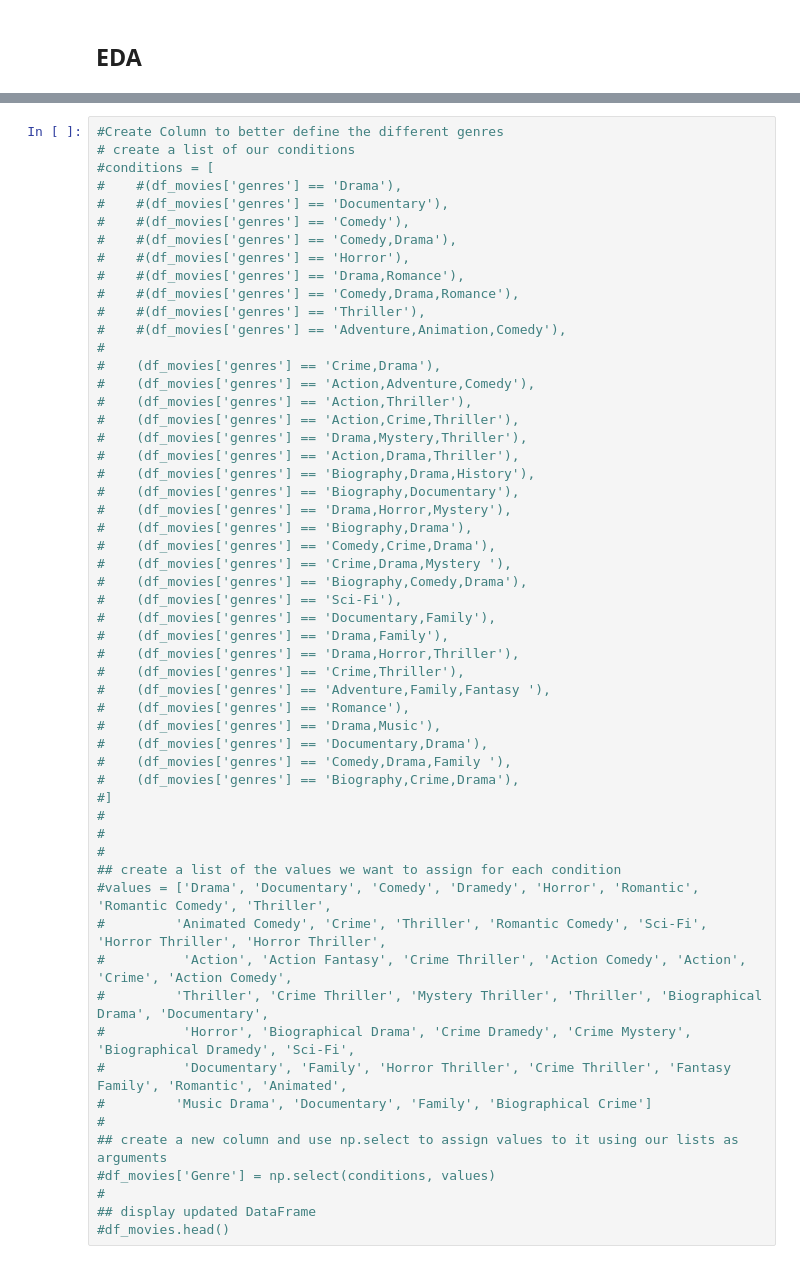
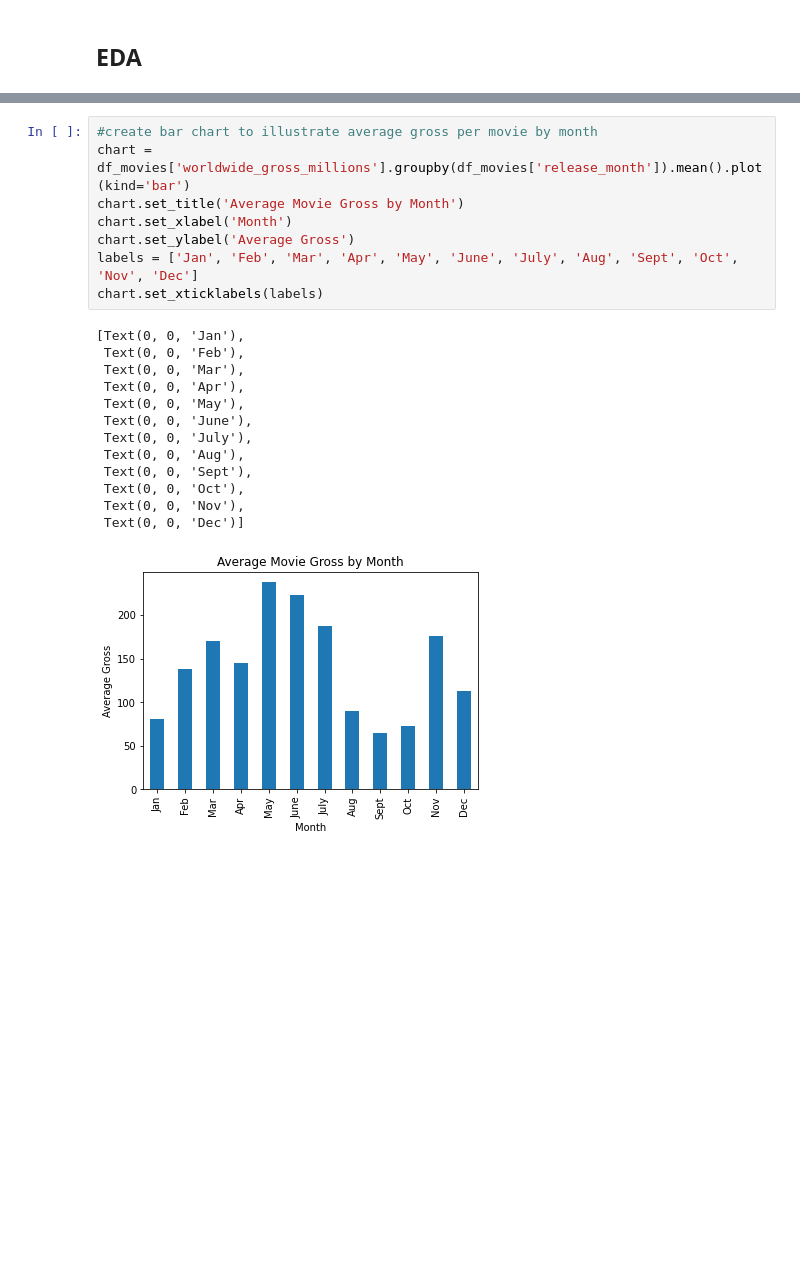
Before and after one commit to KenHoffman95/Movie-Box-Office-Predictor-, a Jupyter notebook: Data Cleaning and Feature Engineering.ipynb, the cells around one changed output, grey strips where cells are left out. Saved outputs shown, nothing was run; the diff lists cells and outputs as text; blank space fills up the shorter version.

```diff
--- a/Data Cleaning and Feature Engineering.ipynb
+++ b/Data Cleaning and Feature Engineering.ipynb
@@ -365,56 +407,22 @@ dddddd
-# %%
-#Create Column to better define the different genres
-# create a list of our conditions
-#conditions = [
-#    #(df_movies['genres'] == 'Drama'),
-#    #(df_movies['genres'] == 'Documentary'),
-#    #(df_movies['genres'] == 'Comedy'),
-#    #(df_movies['genres'] == 'Comedy,Drama'),
-#    #(df_movies['genres'] == 'Horror'),
-#    #(df_movies['genres'] == 'Drama,Romance'),
-#    #(df_movies['genres'] == 'Comedy,Drama,Romance'),
-#    #(df_movies['genres'] == 'Thriller'),
-#    #(df_movies['genres'] == 'Adventure,Animation,Comedy'),
-#
-#    (df_movies['genres'] == 'Crime,Drama'),
-#    (df_movies['genres'] == 'Action,Adventure,Comedy'),
-#    (df_movies['genres'] == 'Action,Thriller'),
-#    (df_movies['genres'] == 'Action,Crime,Thriller'),
-#    (df_movies['genres'] == 'Drama,Mystery,Thriller'),
-#    (df_movies['genres'] == 'Action,Drama,Thriller'),
-#    (df_movies['genres'] == 'Biography,Drama,History'),
-#    (df_movies['genres'] == 'Biography,Documentary'),
-#    (df_movies['genres'] == 'Drama,Horror,Mystery'),
-#    (df_movies['genres'] == 'Biography,Drama'),
-#    (df_movies['genres'] == 'Comedy,Crime,Drama'),
-#    (df_movies['genres'] == 'Crime,Drama,Mystery '),
-#    (df_movies['genres'] == 'Biography,Comedy,Drama'),
-#    (df_movies['genres'] == 'Sci-Fi'),
-#    (df_movies['genres'] == 'Documentary,Family'),
-#    (df_movies['genres'] == 'Drama,Family'),
-#    (df_movies['genres'] == 'Drama,Horror,Thriller'),
-#    (df_movies['genres'] == 'Crime,Thriller'),
-#    (df_movies['genres'] == 'Adventure,Family,Fantasy '),
-#    (df_movies['genres'] == 'Romance'),
-#    (df_movies['genres'] == 'Drama,Music'),
-#    (df_movies['genres'] == 'Documentary,Drama'),
-#    (df_movies['genres'] == 'Comedy,Drama,Family '),
-#    (df_movies['genres'] == 'Biography,Crime,Drama'),
-#]
-#
-#
-#
-## create a list of the values we want to assign for each condition
-#values = ['Drama', 'Documentary', 'Comedy', 'Dramedy', 'Horror', 'Romantic', 'Romantic Comedy', 'Thriller',
-#         'Animated Comedy', 'Crime', 'Thriller', 'Romantic Comedy', 'Sci-Fi', 'Horror Thriller', 'Horror Thriller',
-#          'Action', 'Action Fantasy', 'Crime Thriller', 'Action Comedy', 'Action', 'Crime', 'Action Comedy',
-#         'Thriller', 'Crime Thriller', 'Mystery Thriller', 'Thriller', 'Biographical Drama', 'Documentary',
-#          'Horror', 'Biographical Drama', 'Crime Dramedy', 'Crime Mystery', 'Biographical Dramedy', 'Sci-Fi',
-#          'Documentary', 'Family', 'Horror Thriller', 'Crime Thriller', 'Fantasy Family', 'Romantic', 'Animated',
-#         'Music Drama', 'Documentary', 'Family', 'Biographical Crime']
-#
-## create a new column and use np.select to assign values to it using our lists as arguments
-#df_movies['Genre'] = np.select(conditions, values)
-#
-## display updated DataFrame
-#df_movies.head()
+# %%
+#create bar chart to illustrate average gross per movie by month
+chart = df_movies['worldwide_gross_millions'].groupby(df_movies['release_month']).mean().plot(kind='bar')
+chart.set_title('Average Movie Gross by Month')
+chart.set_xlabel('Month')
+chart.set_ylabel('Average Gross')
+labels = ['Jan', 'Feb', 'Mar', 'Apr', 'May', 'June', 'July', 'Aug', 'Sept', 'Oct', 'Nov', 'Dec']
+chart.set_xticklabels(labels)
+# %% [output]
+[Text(0, 0, 'Jan'),
+ Text(0, 0, 'Feb'),
+ Text(0, 0, 'Mar'),
+ Text(0, 0, 'Apr'),
+ Text(0, 0, 'May'),
+ Text(0, 0, 'June'),
+ Text(0, 0, 'July'),
+ Text(0, 0, 'Aug'),
+ Text(0, 0, 'Sept'),
+ Text(0, 0, 'Oct'),
+ Text(0, 0, 'Nov'),
+ Text(0, 0, 'Dec')]
+[figure, added]
```
Also changed, not shown: parts of 10 cells of this notebook.
